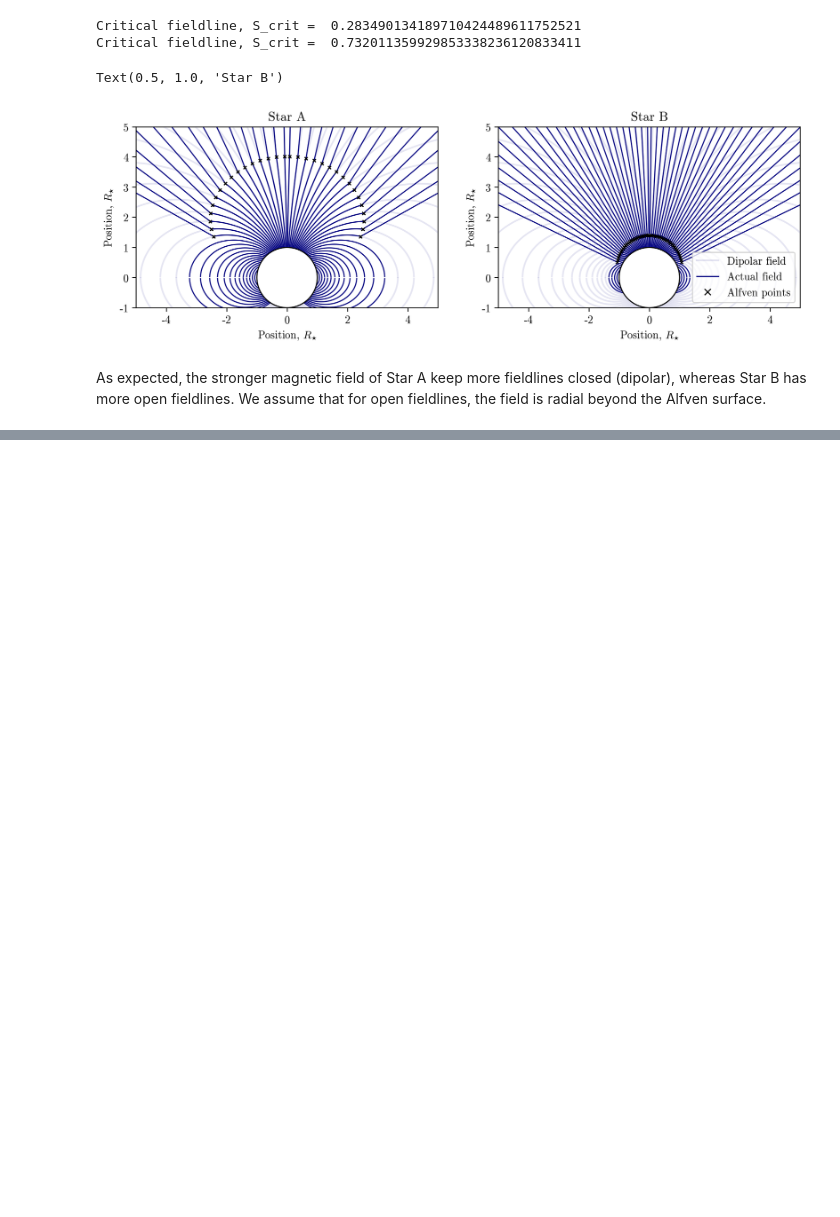
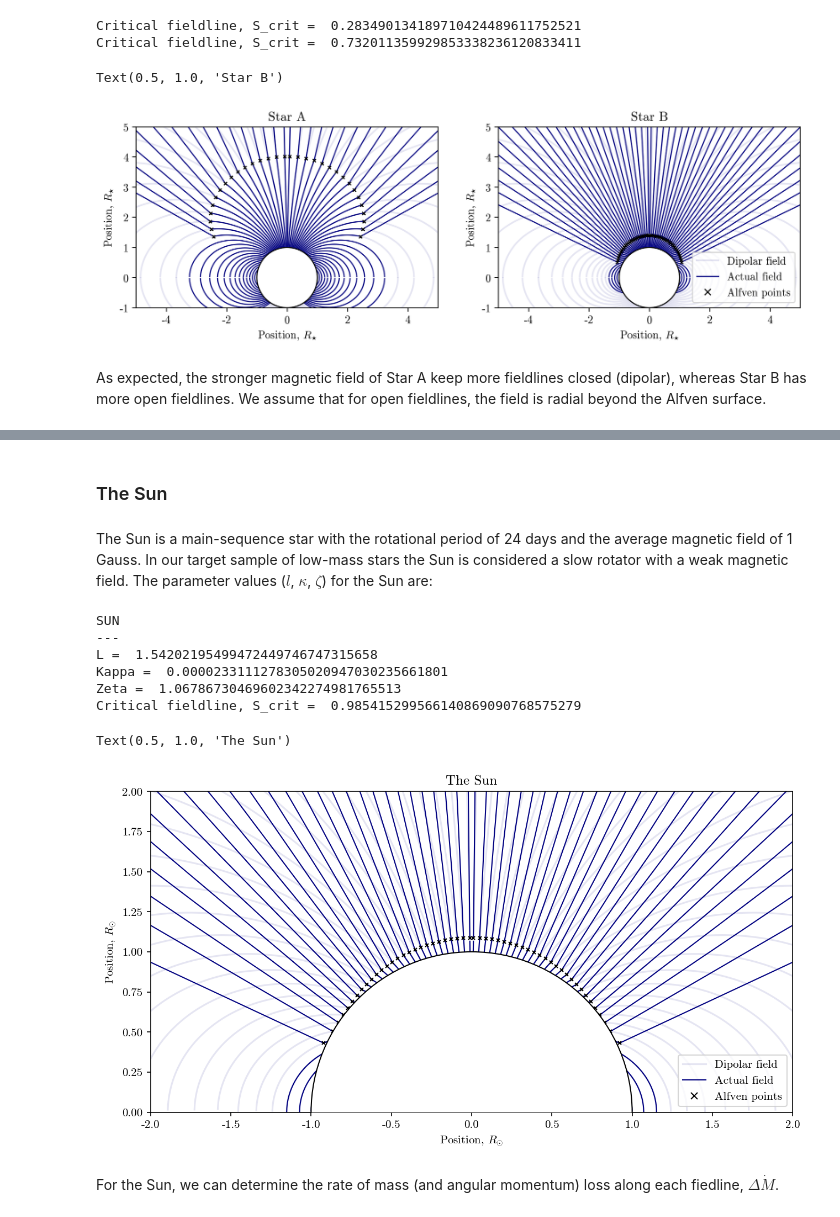
Before and after one commit to astrovarv/rotation_evolution, a Jupyter notebook: Demo.ipynb, the cells around one changed output, grey strips where cells are left out. Drawn from its saved outputs; the diff is of its cells as text; code cells hidden in the pictures; blank space fills up the shorter version.

```diff
--- a/Demo.ipynb
+++ b/Demo.ipynb
@@ -108,0 +127,32 @@ As expected, the stronger magnetic field of Star A keep more fieldlines closed (
+# %% [markdown]
+### The Sun
+# %% [markdown]
+The Sun is a main-sequence star with the rotational period of 24 days and the average magnetic field of 1 Gauss. In our target sample of low-mass stars the Sun is considered a slow rotator with a weak magnetic field. The parameter values ($l$, $\kappa$, $\zeta$) for the Sun are:
+# %%
+Sun = Star(M_sun, R_sun, 24, 1)
+print('SUN')
+print('---')
+print('L = ', Sun.l)
+print('Kappa = ',  Sun.kappa)
+print('Zeta = ', Sun.zeta)
+print('Critical fieldline, S_crit = ', Sun.last_fieldline)
+# %% [output]
+SUN
+---
+L =  1.54202195499472449746747315658
+Kappa =  0.0000233111278305020947030235661801
+Zeta =  1.06786730469602342274981765513
+Critical fieldline, S_crit =  0.985415299566140869090768575279
+# %%
+fig, ax = plt.subplots(figsize = (10,10), dpi = 150)
+Sun.plot_field(ax, 2)
+ax.set_xlabel('Position, $R_{\odot}$')
+ax.set_ylabel('Position, $R_{\odot}$')
+ax.set_ylim((0,2))
+ax.set_aspect('equal')
+ax.set_title('The Sun')
+# %% [output]
+Text(0.5, 1.0, 'The Sun')
+[figure, added]
+# %% [markdown]
+For the Sun, we can determine the rate of mass (and angular momentum) loss along each fiedline, $\Delta \dot{M}$.
```
Also changed, not shown: parts of 12 cells of this notebook, 1 other file.
